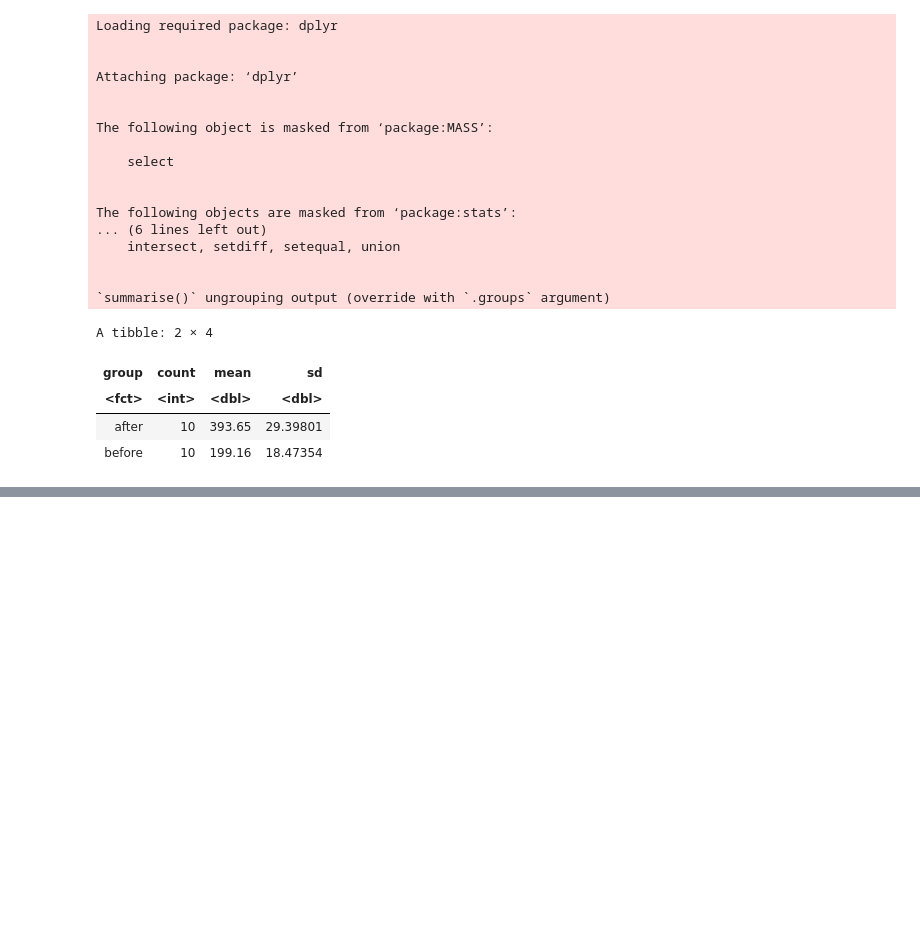
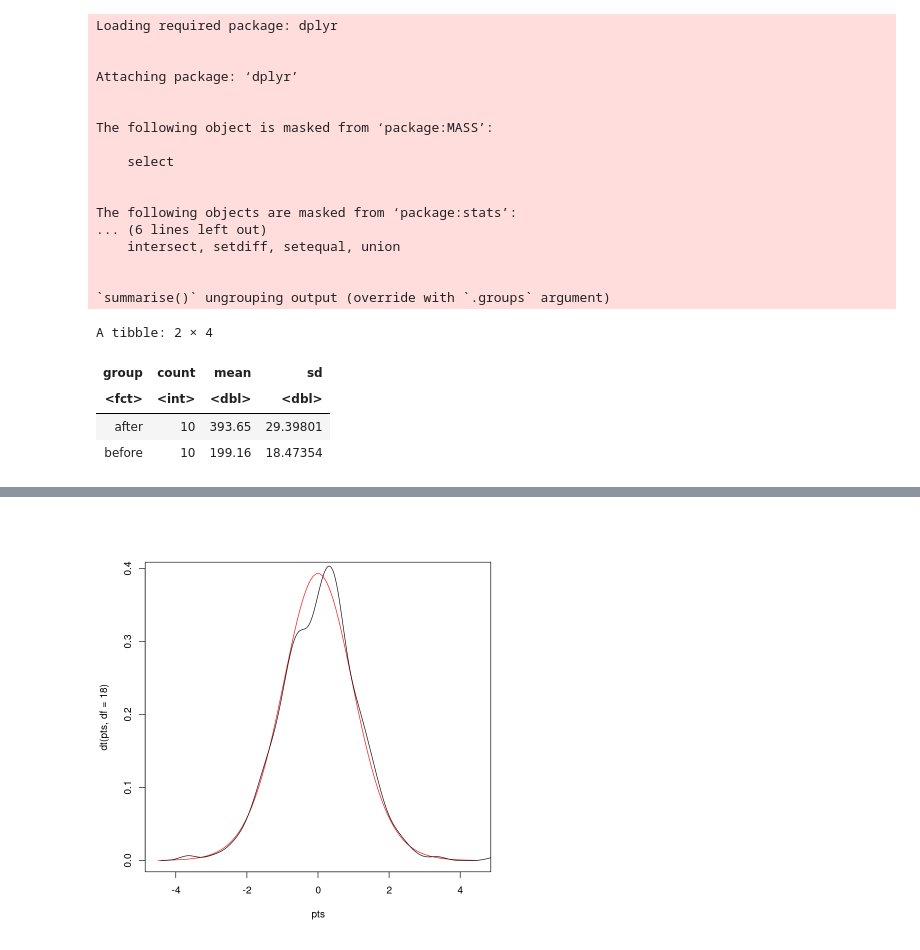
Before and after one commit to JeremyMcCormick/notebooks, a Jupyter notebook: R/StatisticsCompetencies.ipynb, the cells around one changed output, grey strips where cells are left out. Drawn from its saved outputs; the diff is of its cells as text; code cells hidden in the pictures; blank space fills up the shorter version.

```diff
--- a/R/StatisticsCompetencies.ipynb
+++ b/R/StatisticsCompetencies.ipynb
@@ -1273,0 +1521,6 @@ A tibble: 2 × 4
+# %%
+pts = seq(-4.5,4.5,length=100)
+plot(pts, dt(pts, df=18), col='red', type='l')
+lines(density(ts))
+# %% [output]
+[figure, added]
```
Also changed, not shown: parts of 34 cells of this notebook.
